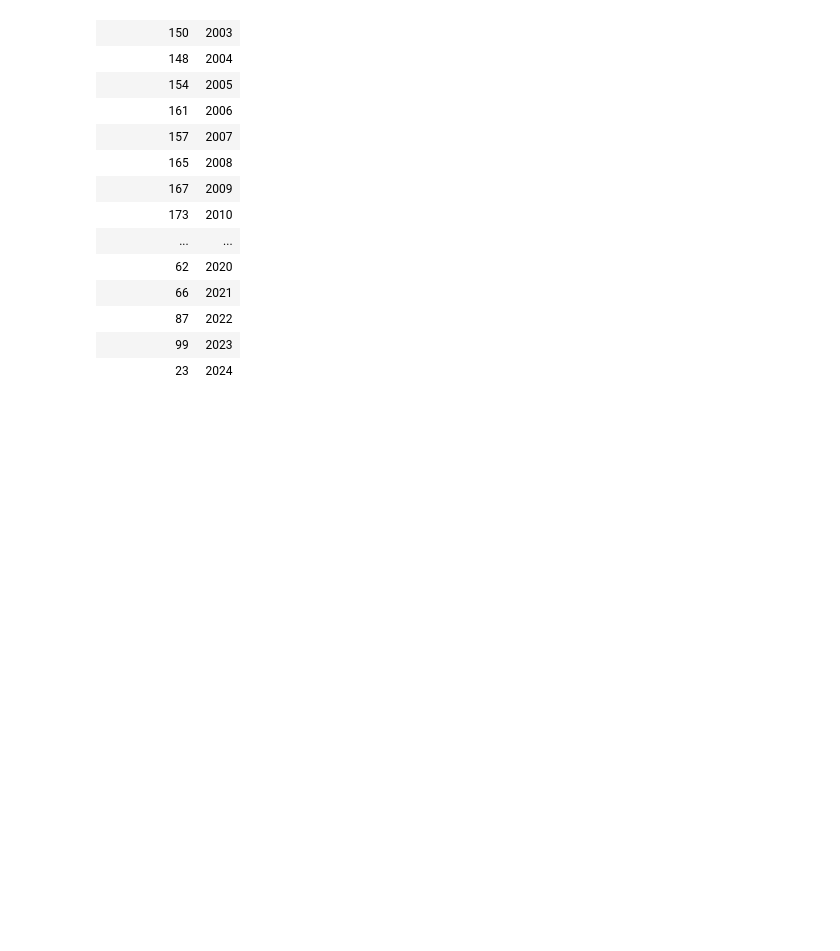
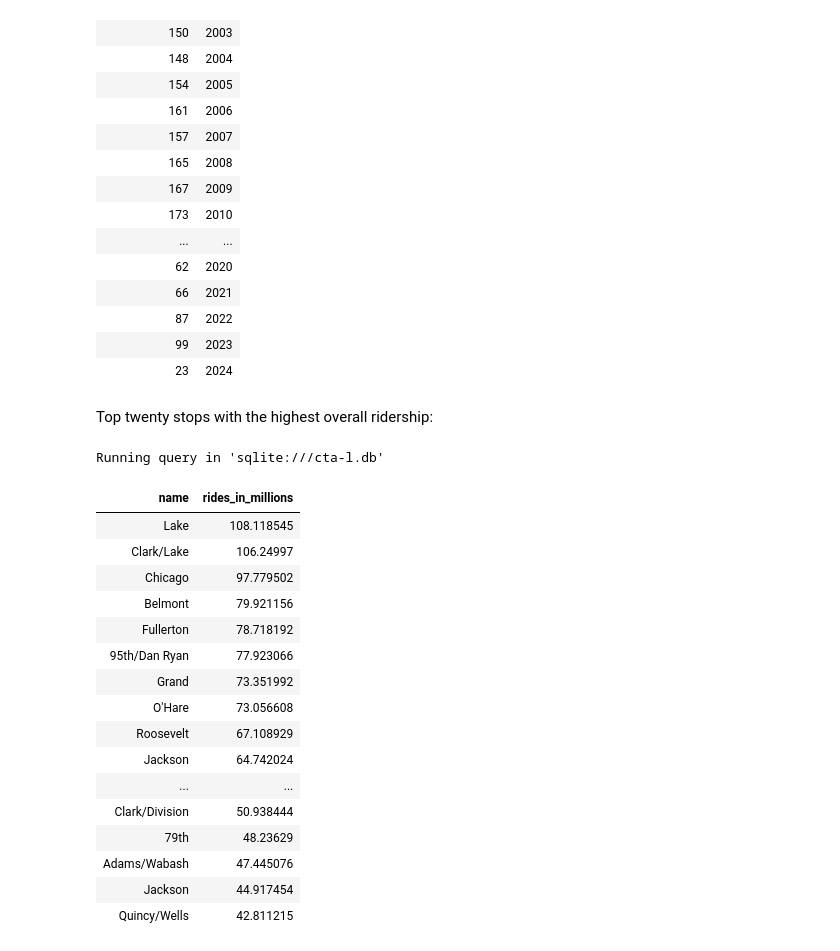
Before and after one commit to gerryster/transit-visualizations, a Jupyter notebook: data/cta-l/initial-analysis.ipynb, the cells around one changed output. Saved outputs shown, nothing was run; the diff lists cells and outputs as text; code cells hidden in the pictures; blank space fills up the shorter version.

Commit message:
top 20 overall stops

```diff
--- a/data/cta-l/initial-analysis.ipynb
+++ b/data/cta-l/initial-analysis.ipynb
@@ -158,3 +158,44 @@ Running query in 'sqlite:///cta-l.db'
 | 87 | 2022 |
 | 99 | 2023 |
 | 23 | 2024 |
+# %% [markdown]
+Top twenty stops with the highest overall ridership:
+# %%
+%%sql
+WITH total_daily_rides_per_stop AS (
+	SELECT
+		map_id,
+		SUM(rides) / 1000000.0 AS rides_in_millions
+	FROM
+		daily_ridership
+	GROUP BY
+		map_id
+)
+SELECT
+	name,
+	total_daily_rides_per_stop.rides_in_millions
+FROM
+	stations
+	JOIN total_daily_rides_per_stop ON stations.map_id = total_daily_rides_per_stop.map_id
+ORDER BY
+	total_daily_rides_per_stop.rides_in_millions DESC
+LIMIT 20;
+# %% [output]
+Running query in 'sqlite:///cta-l.db'
+| name | rides_in_millions |
+| Lake | 108.118545 |
+| Clark/Lake | 106.24997 |
+| Chicago | 97.779502 |
+| Belmont | 79.921156 |
+| Fullerton | 78.718192 |
+| 95th/Dan Ryan | 77.923066 |
+| Grand | 73.351992 |
+| O'Hare | 73.056608 |
+| Roosevelt | 67.108929 |
+| Jackson | 64.742024 |
+| ... | ... |
+| Clark/Division | 50.938444 |
+| 79th | 48.23629 |
+| Adams/Wabash | 47.445076 |
+| Jackson | 44.917454 |
+| Quincy/Wells | 42.811215 |
```
